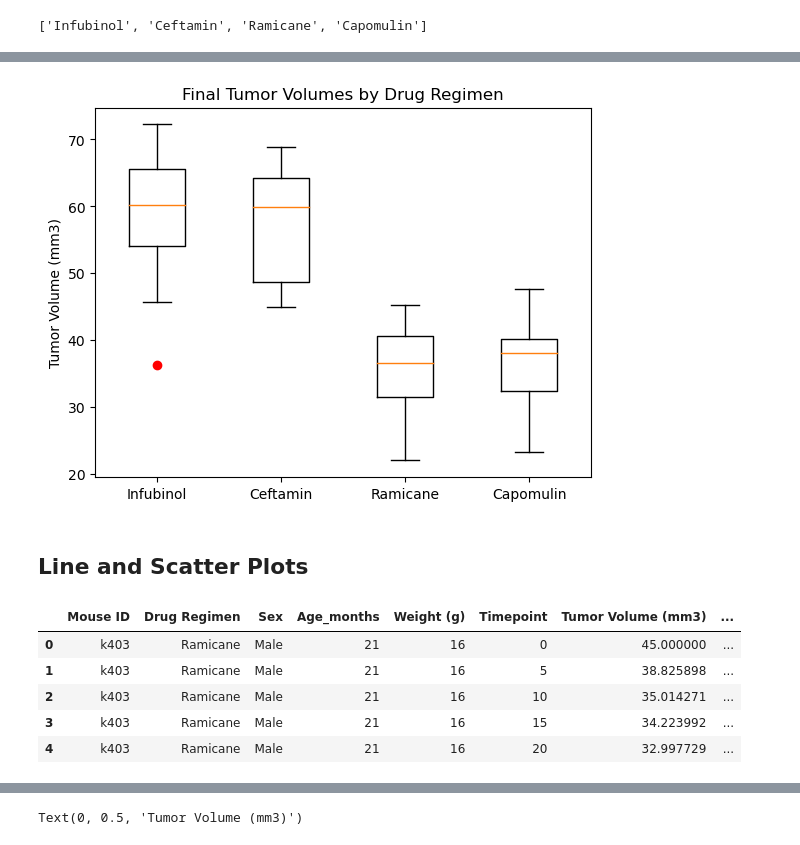
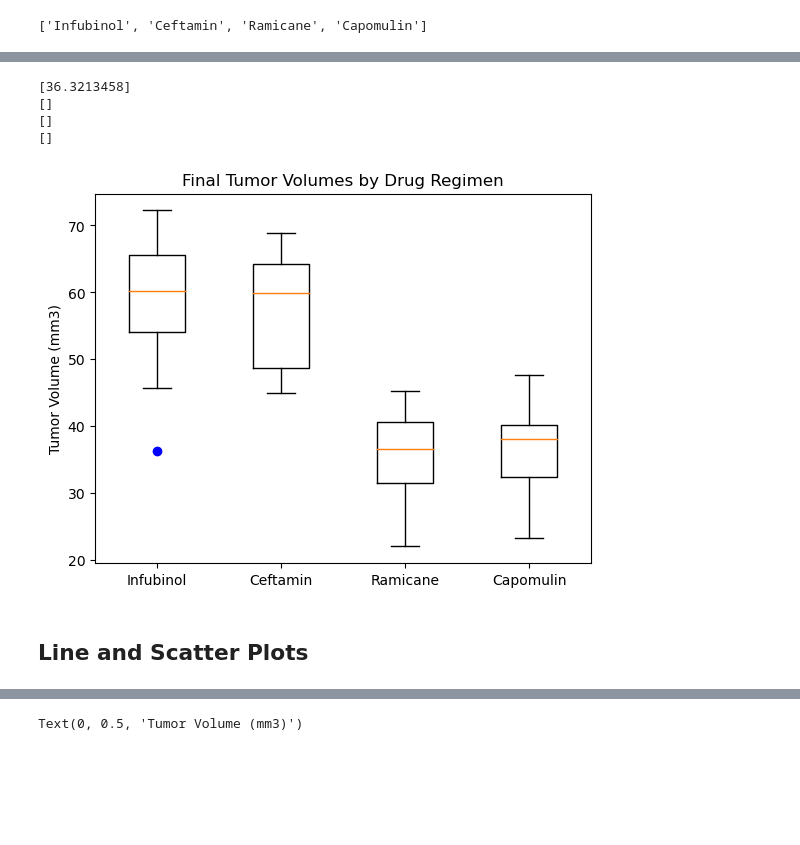
Before and after one commit to EmG3214/matplotlib-challenge, a Jupyter notebook: pymaceuticals_maincode.ipynb, the cells around one changed output, grey strips where cells are left out. Drawn from its saved outputs; the diff is of its cells as text; code cells hidden in the pictures; blank space fills up the shorter version.

Commit message:
Finalized code

```diff
--- a/pymaceuticals_maincode.ipynb
+++ b/pymaceuticals_maincode.ipynb
@@ -22,7 +22,7 @@ mouse_metadata = pd.read_csv(mouse_metadata_path)
 study_results = pd.read_csv(study_results_path)
 
 # Combine the data into a single dataset
-pharma_complete = pd.merge(mouse_metadata, study_results, how= "outer", on = "Mouse ID")
+pharma_complete = pd.merge(mouse_metadata, study_results, how= "left", on = "Mouse ID")
 
 # Display the data table for preview
 pharma_complete.head(20)
@@ -232,3 +232,20 @@ drug_list = final_pharma['Drug Regimen'].unique().tolist()
 drug_list
 # %% [output]
 ['Infubinol', 'Ceftamin', 'Ramicane', 'Capomulin']
+# %%
+# Create empty list to fill with tumor vol data (for plotting)
+
+Infubinol = []
+Ceftamin = []
+Ramicane = []
+Capomulin = []
+
+for index, row in final_pharma.iterrows():
+    if row["Drug Regimen"] == "Infubinol":
+        Infubinol.append(row["Tumor Volume (mm3)"])
+    elif row["Drug Regimen"] == "Ceftamin":
+        Ceftamin.append(row["Tumor Volume (mm3)"])
+    elif row["Drug Regimen"] == "Ramicane":
+        Ramicane.append(row["Tumor Volume (mm3)"])
+    elif row["Drug Regimen"] == "Capomulin":
+        Capomulin.append(row["Tumor Volume (mm3)"])
@@ -302,23 +263,43 @@ for vol in Capomulin_final_vol.tolist():
+# %%
+# Calculate the IQR and quantitatively determine if there are any potential outliers.
+
+def find_outliers(drug_df):
+    lowerq = drug_df.quantile(0.25)
+    upperq = drug_df.quantile(0.75)
+    the_iqr = upperq - lowerq
+    upperbound = upperq + (1.5*the_iqr)
+    lowerbound = lowerq - (1.5*the_iqr)
+
+    outliers = []
+
+    for i in drug_df.tolist():
+        if (i > upperbound) | (i< lowerbound):
+            outliers.append(i)
+
+    return print(outliers)
+
+
+
+find_outliers(Infubinol_final_vol)
+find_outliers(Ceftamin_final_vol)
+find_outliers(Ramicane_final_vol)
+find_outliers(Capomulin_final_vol)
+# %% [output]
+[36.3213458]
+[]
+[]
+[]
 # %%
 # Generate a box plot that shows the distrubution of the tumor volume for each treatment group.
-tumor_data = [Infubinol_final_vol_list, Ceftamin_final_vol_list, Ramicane_final_vol_list, Capomulin_final_vol_list]
-plt.boxplot(tumor_data, 0, "ro", labels = drug_list)
+tumor_data = [Infubinol, Ceftamin, Ramicane, Capomulin]
+plt.boxplot(tumor_data, 0, "bo", labels = drug_list)
 plt.ylabel("Tumor Volume (mm3)")
 plt.title("Final Tumor Volumes by Drug Regimen")
 plt.show()
 # %% [output]
-[figure, old version]
+[figure, new version]
 # %% [markdown]
 ## Line and Scatter Plots
-# %%
-pharma_short.head()
-# %% [output]
-|  | Mouse ID | Drug Regimen | Sex | Age_months | Weight (g) | Timepoint | Tumor Volume (mm3) | ... |
-| 0 | k403 | Ramicane | Male | 21 | 16 | 0 | 45.000000 | ... |
-| 1 | k403 | Ramicane | Male | 21 | 16 | 5 | 38.825898 | ... |
-| 2 | k403 | Ramicane | Male | 21 | 16 | 10 | 35.014271 | ... |
-| 3 | k403 | Ramicane | Male | 21 | 16 | 15 | 34.223992 | ... |
-| 4 | k403 | Ramicane | Male | 21 | 16 | 20 | 32.997729 | ... |
 # %%
 # Generate a line plot of tumor volume vs. time point for a mouse treated with Capomulin
 cap_only = pharma_short.loc[pharma_short["Drug Regimen"] == "Capomulin"]
```
Also changed, not shown: parts of 5 cells of this notebook.
